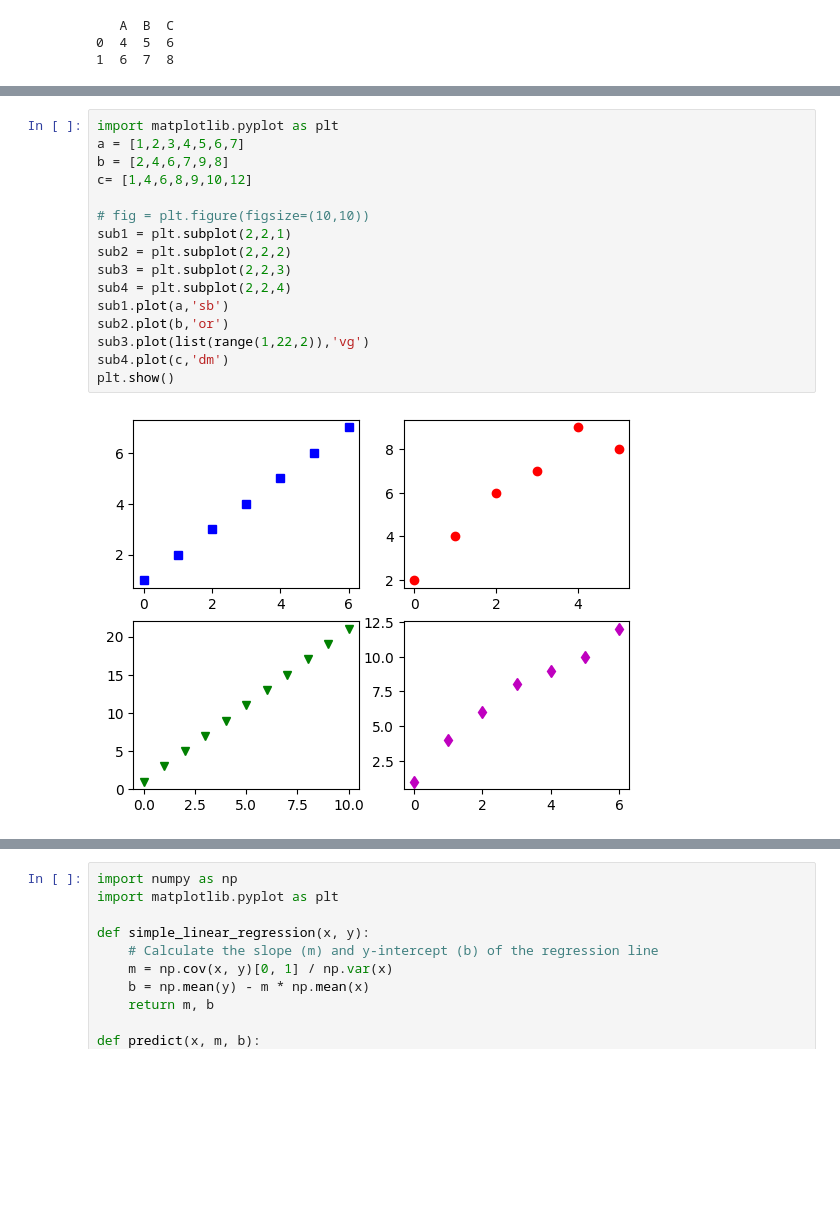
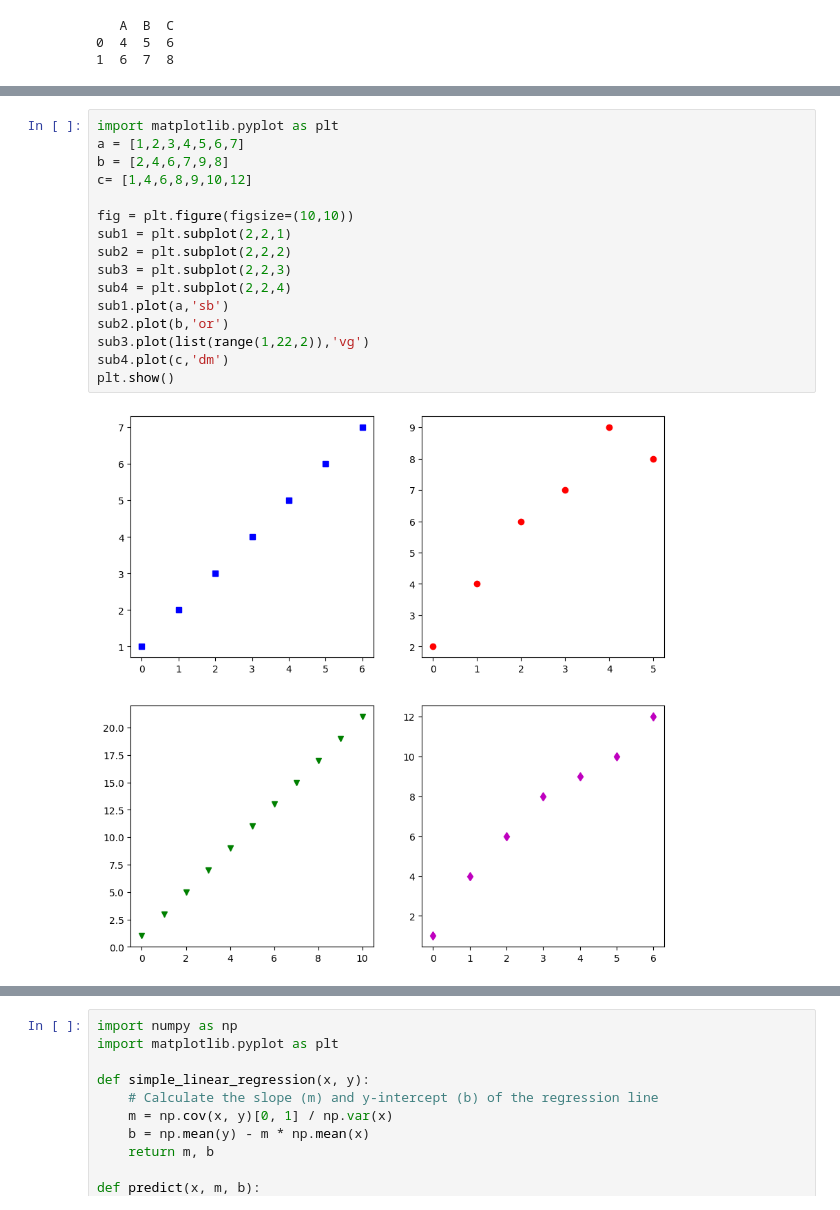
Before and after one commit to Vishnu9535/machine-learning, a Jupyter notebook: pdavt/program1.ipynb, the cells around one changed output, grey strips where cells are left out. Drawn from its saved outputs; the diff is of its cells as text; blank space fills up the shorter version.

```diff
--- a/pdavt/program1.ipynb
+++ b/pdavt/program1.ipynb
@@ -141,20 +146,20 @@ plt.show()
 # %%
 import matplotlib.pyplot as plt
 a = [1,2,3,4,5,6,7]
 b = [2,4,6,7,9,8]
 c= [1,4,6,8,9,10,12]
 
-# fig = plt.figure(figsize=(10,10))
+fig = plt.figure(figsize=(10,10))
 sub1 = plt.subplot(2,2,1)
 sub2 = plt.subplot(2,2,2)
 sub3 = plt.subplot(2,2,3)
 sub4 = plt.subplot(2,2,4)
 sub1.plot(a,'sb')
 sub2.plot(b,'or')
 sub3.plot(list(range(1,22,2)),'vg')
 sub4.plot(c,'dm')
 plt.show()
 # %% [output]
-[figure, old version]
+[figure, new version]
 # %%
 import nltk
```
Also changed, not shown: parts of 10 cells of this notebook, 9 other files.
